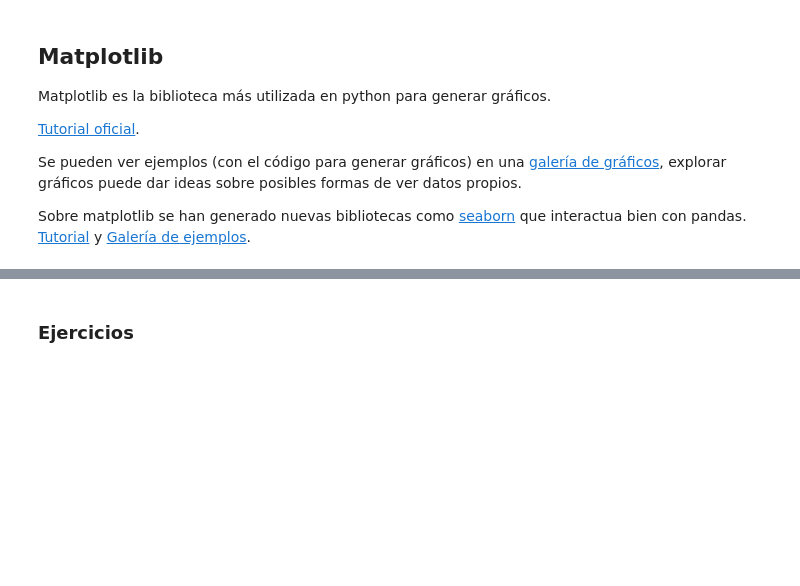
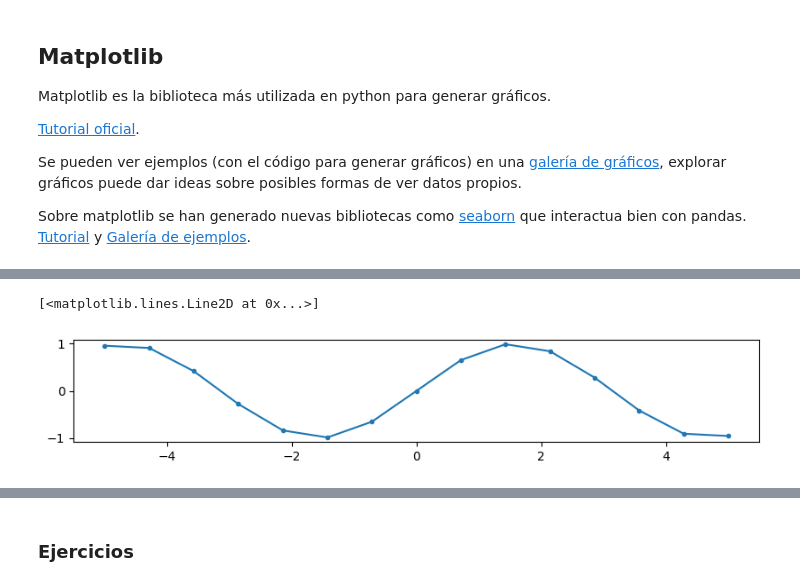
Before and after one commit to AzulBarr/Aprendizaje-Automatico, a Jupyter notebook: notebooks/notebook_01_herramientas-published.ipynb, the cells around one changed output, grey strips where cells are left out. Saved outputs shown, nothing was run; the diff lists cells and outputs as text; code cells hidden in the pictures; blank space fills up the shorter version.

```diff
--- a/notebooks/notebook_01_herramientas-published.ipynb
+++ b/notebooks/notebook_01_herramientas-published.ipynb
@@ -229,9 +255,12 @@ print("Y=", y)
 # %%
 # Descomentar lo siguiente para probar:
-# plt.plot?
+plt.plot?
 
 plt.figure(figsize=(10, 1.5))
 plt.plot(x, y, ".-")
+# %% [output]
+[<matplotlib.lines.Line2D at 0x...>]
+[figure, added]
 # %%
 fig, axes = plt.subplots(1, 3, figsize=(15, 3))
 axes[0].plot(x, y, marker="x", color="red", linewidth=1)
```
Also changed, not shown: parts of 18 cells of this notebook.
